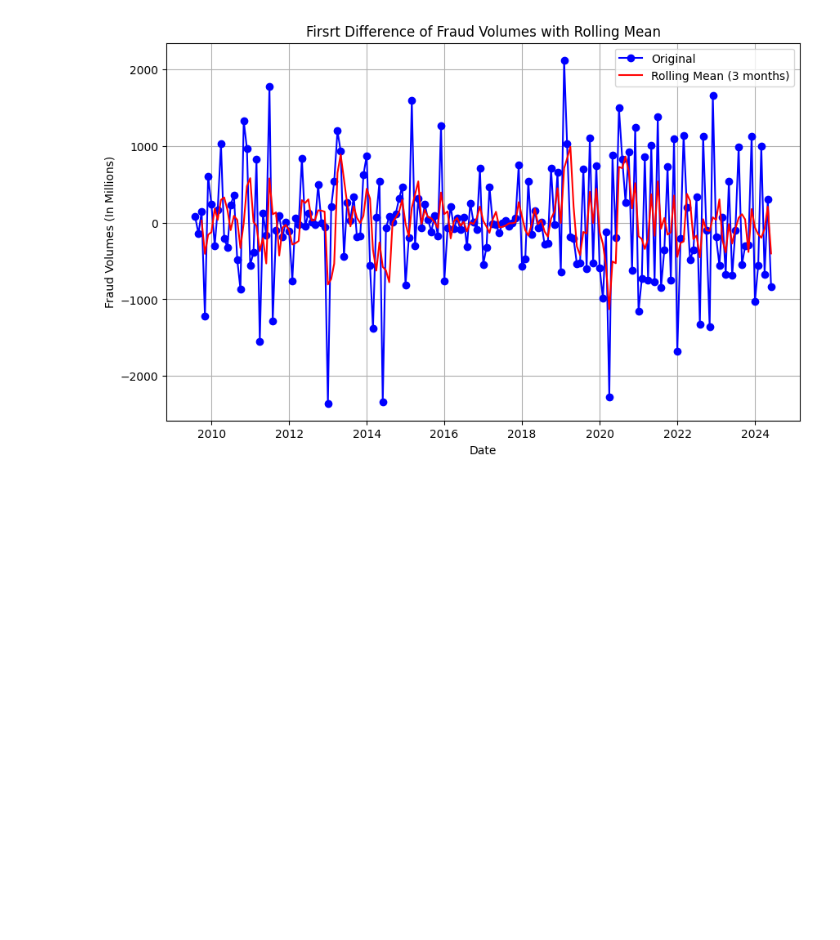
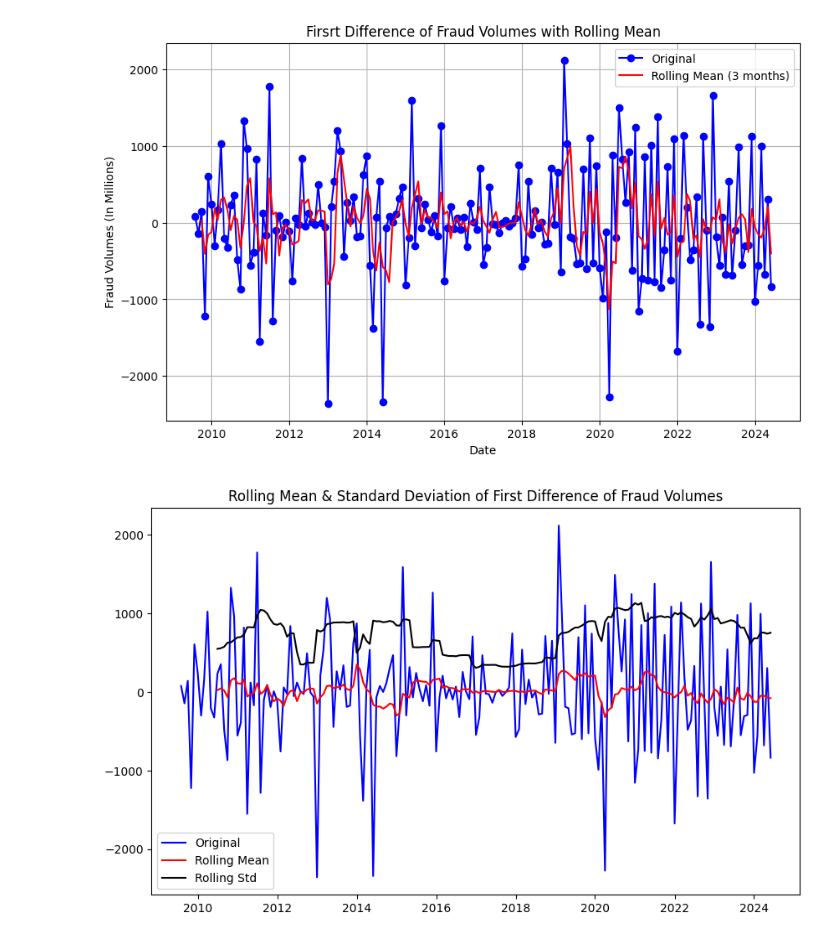
Before and after one commit to micahondiwa/fraud_volumes_detection, a Jupyter notebook: 0-data_wrangling.ipynb, the cells around one changed output. Cells and saved outputs as stored; diff of their text form; code cells hidden in the pictures; blank space fills up the shorter version.

Commit message:
Line plot

```diff
--- a/0-data_wrangling.ipynb
+++ b/0-data_wrangling.ipynb
@@ -237,3 +237,16 @@ plt.grid(True)
 plt.show()
 # %% [output]
 [figure]
+# %%
+rolling_mean = fraud_diff.rolling(window=12).mean()
+rolling_std = fraud_diff.rolling(window=12).std()
+
+plt.figure(figsize=(10, 6))
+plt.plot(fraud_diff, color='blue', label='Original')
+plt.plot(rolling_mean, color='red', label='Rolling Mean')
+plt.plot(rolling_std, color='black', label='Rolling Std')
+plt.title('Rolling Mean & Standard Deviation of First Difference of Fraud Volumes')
+plt.legend()
+plt.show()
+# %% [output]
+[figure, added]
```
Also changed, not shown: parts of 1 cell of this notebook.
